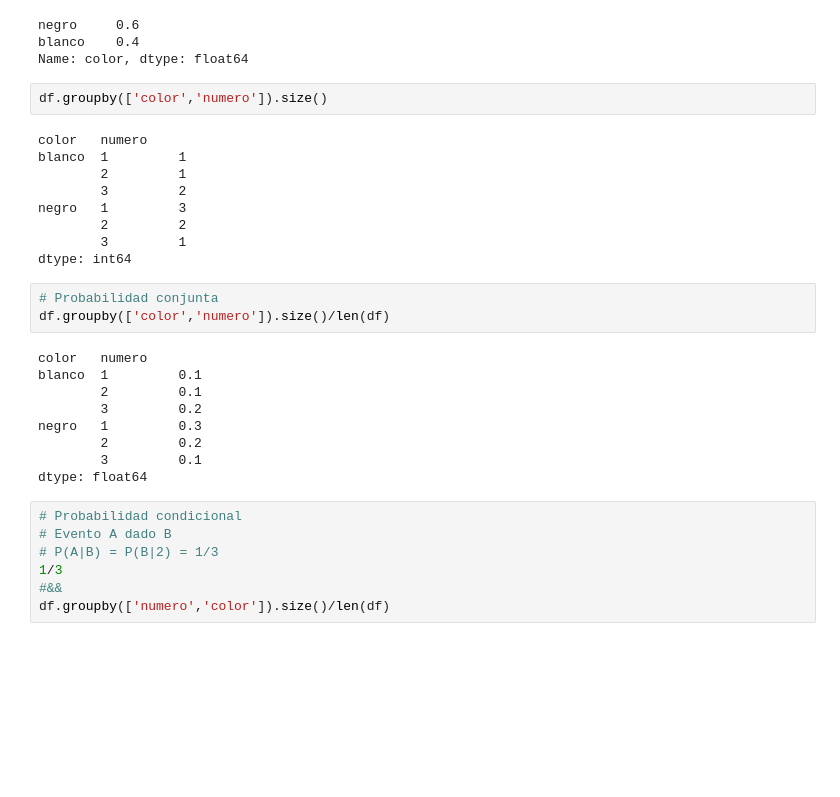
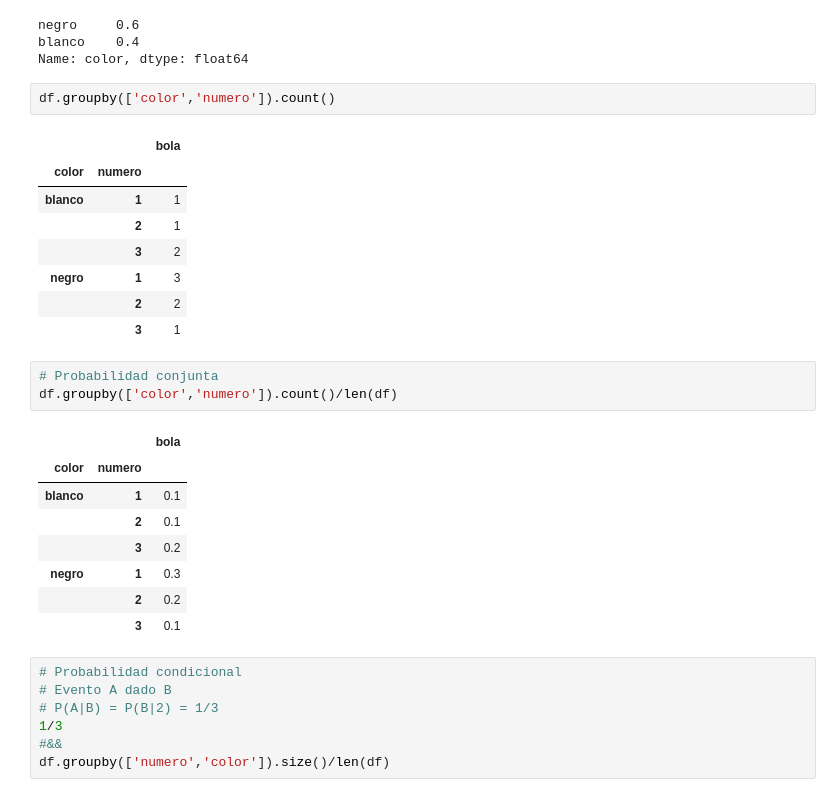
Before and after one commit to eocode/Software-development-and-Data-Science, a Jupyter notebook: learn/DataScience/StatsAndDataAnalysis/practicas/notebooks/3 - Probabilidad en eventos aleatorios.ipynb, the cells around one changed output. Cells and saved outputs as stored; diff of their text form; blank space fills up the shorter version.

```diff
--- a/learn/DataScience/StatsAndDataAnalysis/practicas/notebooks/3 - Probabilidad en eventos aleatorios.ipynb
+++ b/learn/DataScience/StatsAndDataAnalysis/practicas/notebooks/3 - Probabilidad en eventos aleatorios.ipynb
@@ -47,28 +58,28 @@ negro     0.6
 blanco    0.4
 Name: color, dtype: float64
 # %%
-df.groupby(['color','numero']).size()
+df.groupby(['color','numero']).count()
 # %% [output]
-color   numero
-blanco  1         1
-        2         1
-        3         2
-negro   1         3
-        2         2
-        3         1
-dtype: int64
+|  |  | bola |
+| color | numero |  |
+| blanco | 1 | 1 |
+|  | 2 | 1 |
+|  | 3 | 2 |
+| negro | 1 | 3 |
+|  | 2 | 2 |
+|  | 3 | 1 |
 # %%
 # Probabilidad conjunta
-df.groupby(['color','numero']).size()/len(df)
+df.groupby(['color','numero']).count()/len(df)
 # %% [output]
-color   numero
-blanco  1         0.1
-        2         0.1
-        3         0.2
-negro   1         0.3
-        2         0.2
-        3         0.1
-dtype: float64
+|  |  | bola |
+| color | numero |  |
+| blanco | 1 | 0.1 |
+|  | 2 | 0.1 |
+|  | 3 | 0.2 |
+| negro | 1 | 0.3 |
+|  | 2 | 0.2 |
+|  | 3 | 0.1 |
 # %%
 # Probabilidad condicional
 # Evento A dado B
```
Also changed, not shown: parts of 2 cells of this notebook, 7 other files.
